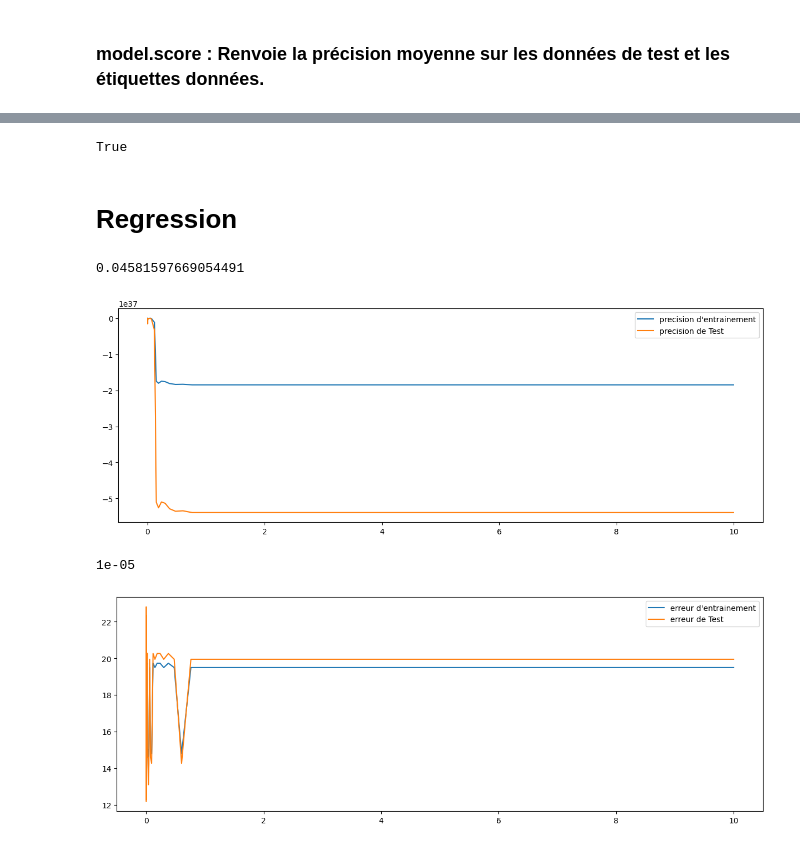
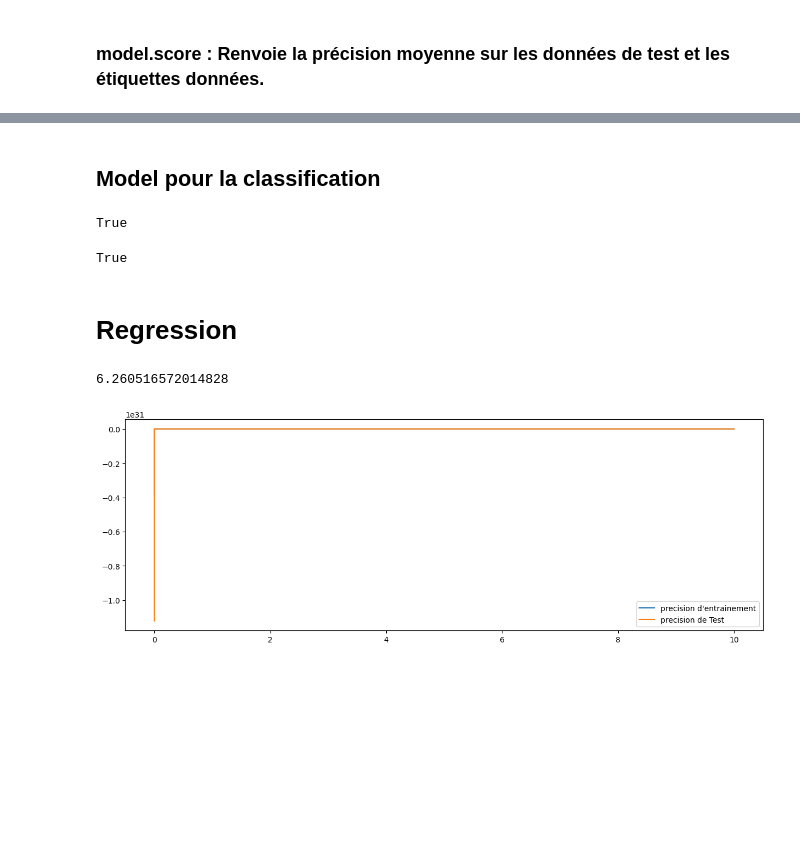
Before and after one commit to DJIGIFA/ODC-ML-DGS, a Jupyter notebook: Untitled.ipynb, the cells around one changed output, grey strips where cells are left out. Drawn from its saved outputs; the diff is of its cells as text; code cells hidden in the pictures; blank space fills up the shorter version.

```diff
--- a/Untitled.ipynb
+++ b/Untitled.ipynb
@@ -135,3 +135,9 @@ True
+# %% [markdown]
+## Model pour la classification
+# %%
+alpha_cl_PRECISION == alpha_cl_ERREUR
+# %% [output]
+True
 # %%
 model_cl.set_params(alpha=alpha_cl_ERREUR)
 
@@ -141,20 +147,49 @@ cl_score = model_cl.score(X_train_cl,y_train_cl)
 tmp_test_predict = model_cl.predict(X_train_cl)
 cl_accuracy = metrics.accuracy_score(y_train_cl,tmp_test_predict)
 cl_log_loss = metrics.log_loss(y_train_cl,tmp_test_predict)
-# %%
-cl_accuracy == cl_score
-# %% [output]
-True
-# %% [markdown]
-# Regression
+# %%
+cl_accuracy == cl_score
+# %% [output]
+True
+# %% [markdown]
+# Regression
 # %%
 model_rg = SGDRegressor(verbose=False,
-                      eta0=1.5,
-                      learning_rate="constant",
+                      learning_rate="optimal",
                       random_state=1
                      )
 
-Y_rg = dataset_pour_classification['score']
-X_rg = dataset_pour_classification.drop('score',axis=1)
+Y_rg = dataset_pour_regression['score']
+X_rg = dataset_pour_regression.drop('score',axis=1)
 
 X_train_rg, X_test_rg, y_train_rg, y_test_rg = train_test_split(X_rg, Y_rg, random_state=2, train_size = .80)
+# %%
+def getAlphaPourPrecision_rg(X_train, X_test, y_train, y_test,model_,afficher_graph=True):
+
+    train_precision = list()
+    test_precision = list()
+    for i in alphas :
+
+        model_.set_params(alpha=i)
+        model_.fit(X_train, y_train)
+        train_precision.append(model_.score(X_train, y_train))
+        test_precision.append(model_.score(X_test, y_test))
+    # train_precision, test_precision
+
+
+    indice_alpha_optimal = np.argmax(test_precision)
+    alpha_optimal = alphas[indice_alpha_optimal]
+
+
+    if afficher_graph :
+
+        fig, ax = plt.subplots(figsize=(15, 5))
+
+        ax.plot(alphas, train_precision, label="precision d'entrainement")
+        ax.plot(alphas, test_precision, label="precision de Test")
+
+        ax.legend();
+    return alpha_optimal
+
+    # np.argmax(test_precision)
+    # test_precision,alphas
@@ -161,22 +228,11 @@ X_train_rg, X_test_rg, y_train_rg, y_test_rg = train_test_split(X_rg, Y_rg, rand
 # %%
-alpha_rg_PRECISION = getAlphaPourPrecision(X_train=X_train_rg,
+alpha_rg_PRECISION = getAlphaPourPrecision_rg(X_train=X_train_rg,
                                    X_test=X_test_rg,
                                    y_train=y_train_rg,
                                    y_test=y_test_rg,
                                    model_=model_rg,
                                    afficher_graph=True)
 alpha_rg_PRECISION
 # %% [output]
-0.04581597669054491
+6.260516572014828
-[figure, old version]
+[figure, new version]
-# %%
-alpha_rg_ERREUR = getAplhaPourErreur(X_train=X_train_rg,
-                                   X_test=X_test_rg,
-                                   y_train=y_train_rg,
-                                   y_test=y_test_rg,
-                                   model_=model_rg,
-                                   afficher_graph=True)
-alpha_rg_ERREUR
-# %% [output]
-1e-05
-[figure, removed]
```
Also changed, not shown: parts of 21 cells of this notebook.
